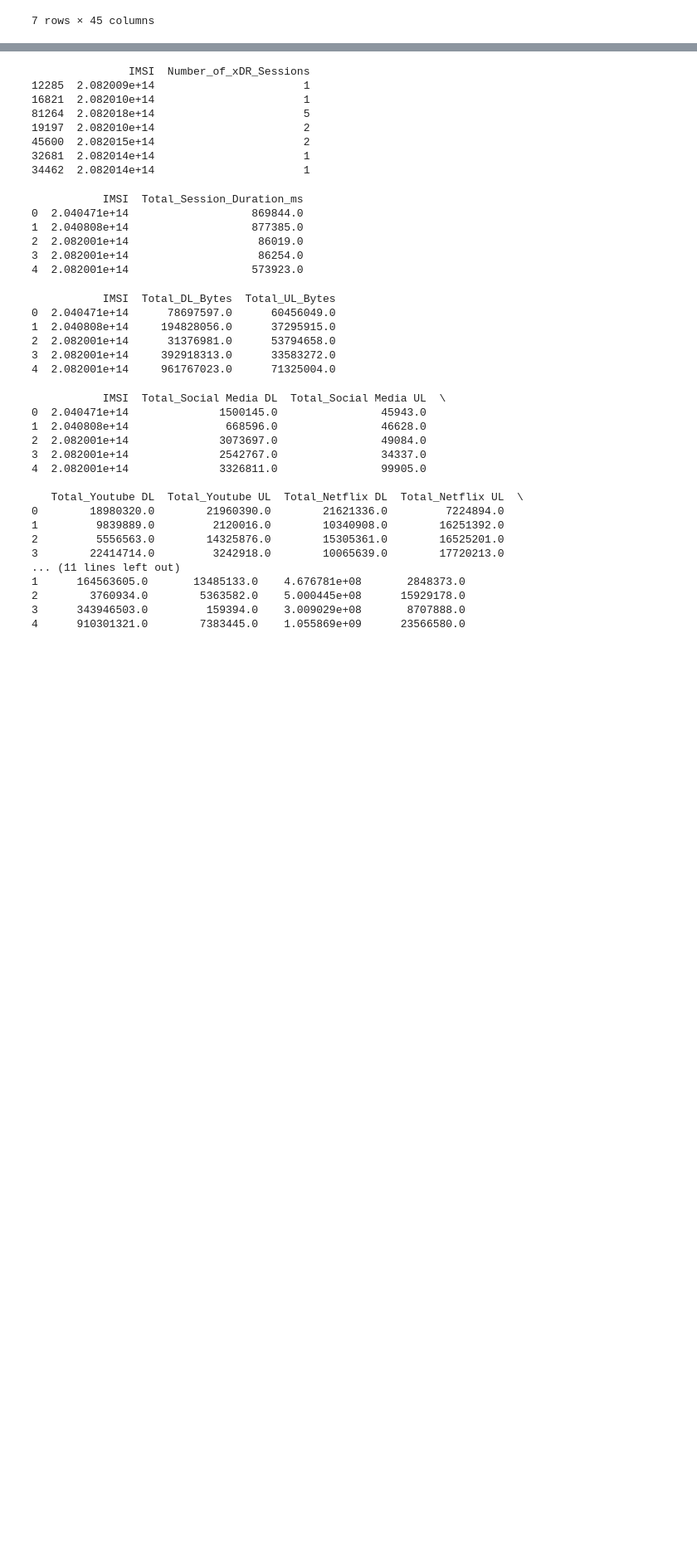
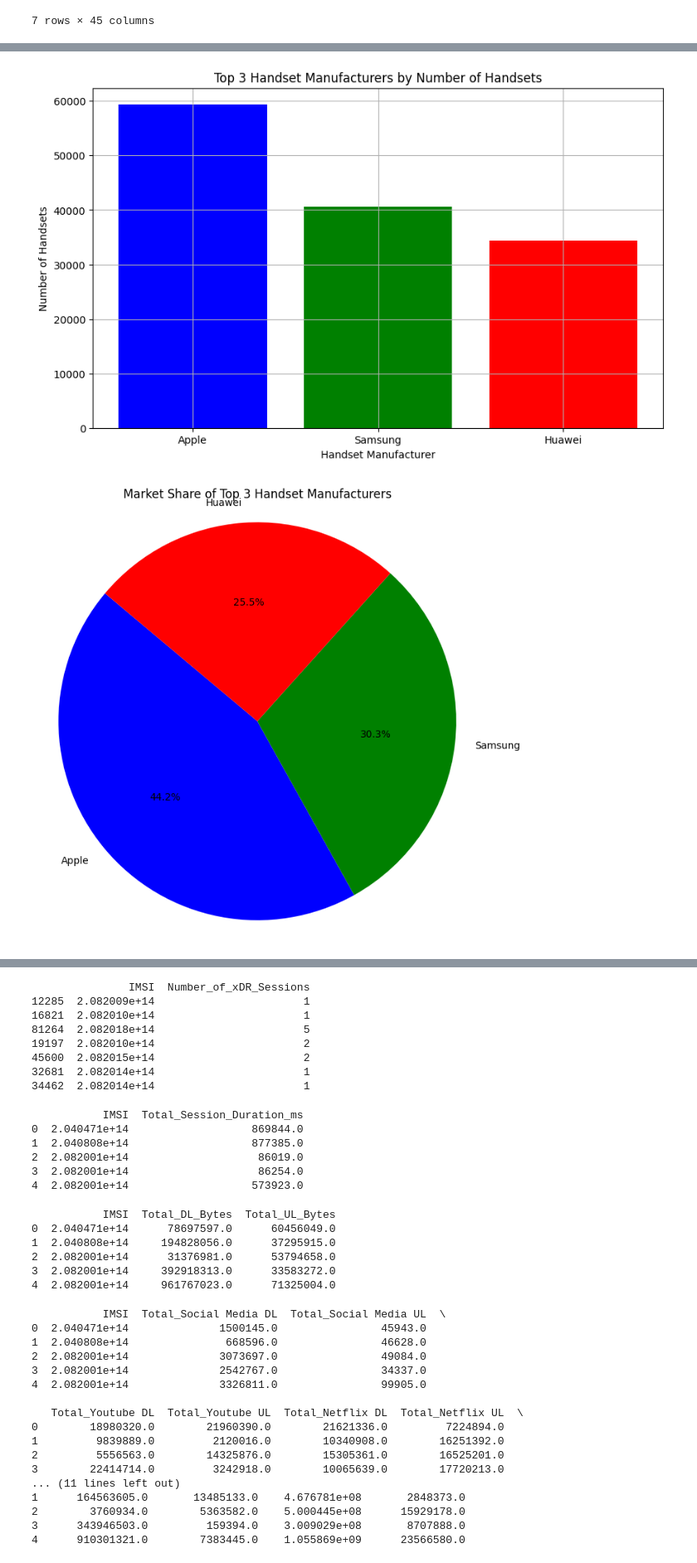
Before and after one commit to Ephrem0001/Telecommunication-dataset-analysis, a Jupyter notebook: notebooks/User_Overview_Analysis.ipynb, the cells around one changed output, grey strips where cells are left out. Shown at 83% size. Saved outputs shown, nothing was run; the diff lists cells and outputs as text; code cells hidden in the pictures; blank space fills up the shorter version.

```diff
--- a/notebooks/User_Overview_Analysis.ipynb
+++ b/notebooks/User_Overview_Analysis.ipynb
@@ -149,0 +184,31 @@ df.sample(7)
+# %%
+top_manufacturers = df.groupby('Handset Manufacturer')['Handset Type'].count().reset_index()
+
+# Sorting by the count of handsets in descending order
+top_manufacturers = top_manufacturers.sort_values(by='Handset Type', ascending=False)
+
+# Selecting the top 3 manufacturers
+top_3_manufacturers = top_manufacturers.head(3)
+
+# Extracting manufacturer names and handset counts for the chart
+manufacturers = top_3_manufacturers['Handset Manufacturer']
+handset_counts = top_3_manufacturers['Handset Type']
+
+# Bar Chart
+plt.figure(figsize=(10, 6))
+plt.bar(manufacturers, handset_counts, color=['blue', 'green', 'red'])
+plt.title('Top 3 Handset Manufacturers by Number of Handsets')
+plt.xlabel('Handset Manufacturer')
+plt.ylabel('Number of Handsets')
+plt.grid(True)
+plt.show()
+
+# Pie Chart
+plt.figure(figsize=(8, 8))
+plt.pie(handset_counts, labels=manufacturers, autopct='%1.1f%%', colors=['blue', 'green', 'red'], startangle=140)
+plt.title('Market Share of Top 3 Handset Manufacturers')
+plt.axis('equal')  # Equal aspect ratio ensures the pie is drawn as a circle
+plt.show()
+# %% [output]
+[figure, added]
+[figure, added]
```
Also changed, not shown: parts of 4 cells of this notebook.
